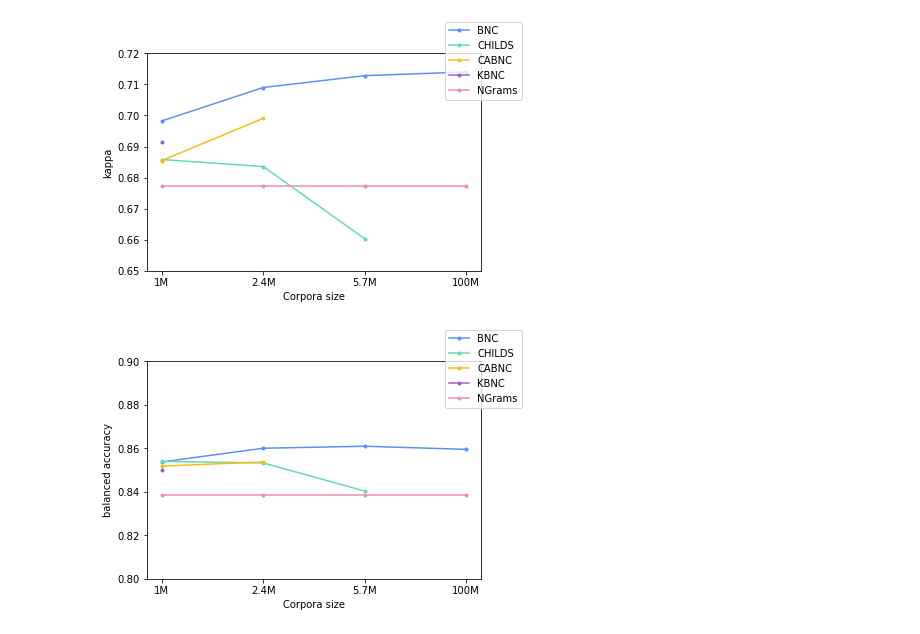
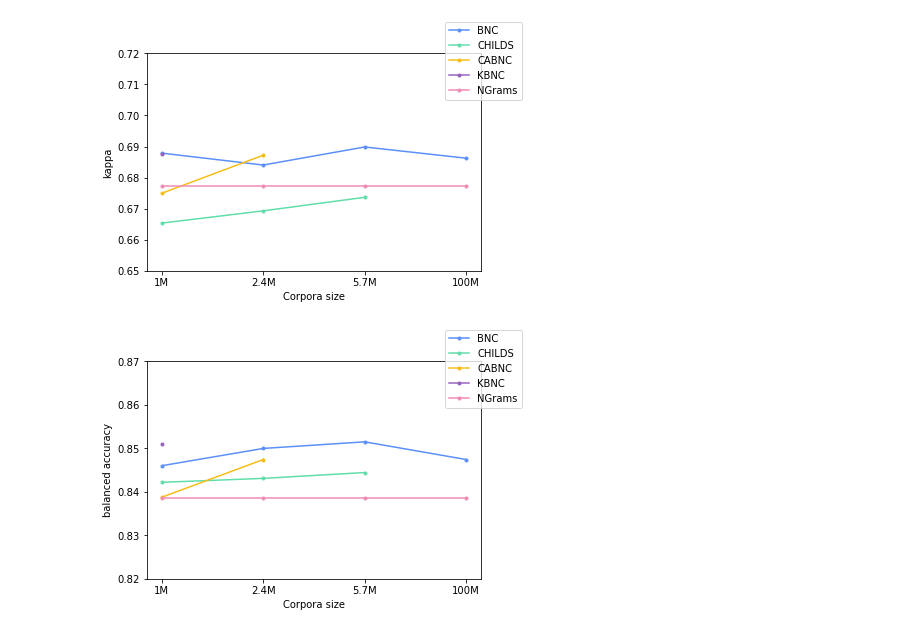
Before and after one commit to DanferWang/Basic_Level_work, a Jupyter notebook: corpora_size/result_plot.ipynb, the cells around one changed output. Drawn from its saved outputs; the diff is of its cells as text; code cells hidden in the pictures.

```diff
--- a/corpora_size/result_plot.ipynb
+++ b/corpora_size/result_plot.ipynb
@@ -4,33 +4,33 @@ import numpy as np
 # %%
 # kappa
 x = ['1M', '2.4M', '5.7M', '100M']
-BNC = [0.698233, 0.709009, 0.712823, 0.714009]
-CHILDS = [0.685825 , 0.683559, 0.660334, np.nan]
-CABNC = [0.685486, 0.699077, np.nan, np.nan]
-KBNC = [0.691517, np.nan, np.nan, np.nan]
+BNC = [0.687879, 0.684052, 0.689859, 0.686256]
+CHILDS = [0.665358, 0.669301, 0.673659, np.nan]
+CABNC = [0.674959, 0.687207, np.nan, np.nan]
+KBNC = [0.687594, np.nan, np.nan, np.nan]
 NGrams = [0.677357, 0.677357, 0.677357, 0.677357]
 
 fig, ax = plt.subplots()
 fig.set_facecolor('white')
 ax.plot(x, BNC, label='BNC', marker='.', color='#5B8FF9')
 ax.plot(x, CHILDS, label='CHILDS', marker='.', color='#61DDAA')
 ax.plot(x, CABNC, label='CABNC', marker='.', color='#F6BD16')
 ax.plot(x, KBNC, label='KBNC', marker='.', color='#9661BC')
 ax.plot(x, NGrams, label='NGrams', marker='.', color='#F08BB4')
 
 ax.set(xlabel='Corpora size', ylabel='kappa', ylim=[0.65, 0.72])
 
 fig.legend()
 plt.show()
 # %% [output]
-[figure, old version]
+[figure, new version]
 # %%
 # balanced accuracy
 x = ['1M', '2.4M', '5.7M', '100M']
-BNC = [0.853742, 0.860044, 0.860965, 0.859528]
-CHILDS = [0.854018, 0.853283, 0.840341, np.nan]
-CABNC = [0.851834, 0.853742, np.nan, np.nan]
-KBNC = [0.85023, np.nan, np.nan, np.nan]
+BNC = [0.846003, 0.849977, 0.851492, 0.847429]
+CHILDS = [0.842183, 0.843092, 0.844433, np.nan]
+CABNC = [0.838758, 0.847429, np.nan, np.nan]
+KBNC = [0.850898, np.nan, np.nan, np.nan]
 NGrams = [0.838679, 0.838679, 0.838679, 0.838679]
 
 fig, ax = plt.subplots()
@@ -41,9 +41,9 @@ ax.plot(x, CABNC, label='CABNC', marker='.', color='#F6BD16')
 ax.plot(x, KBNC, label='KBNC', marker='.', color='#9661BC')
 ax.plot(x, NGrams, label='NGrams', marker='.', color='#F08BB4')
 
-ax.set(xlabel='Corpora size', ylabel='balanced accuracy', ylim=[0.80, 0.90])
+ax.set(xlabel='Corpora size', ylabel='balanced accuracy', ylim=[0.82, 0.87])
 
 fig.legend()
 plt.show()
 # %% [output]
-[figure, old version]
+[figure, new version]
```
Also changed, not shown: 6 other files.
